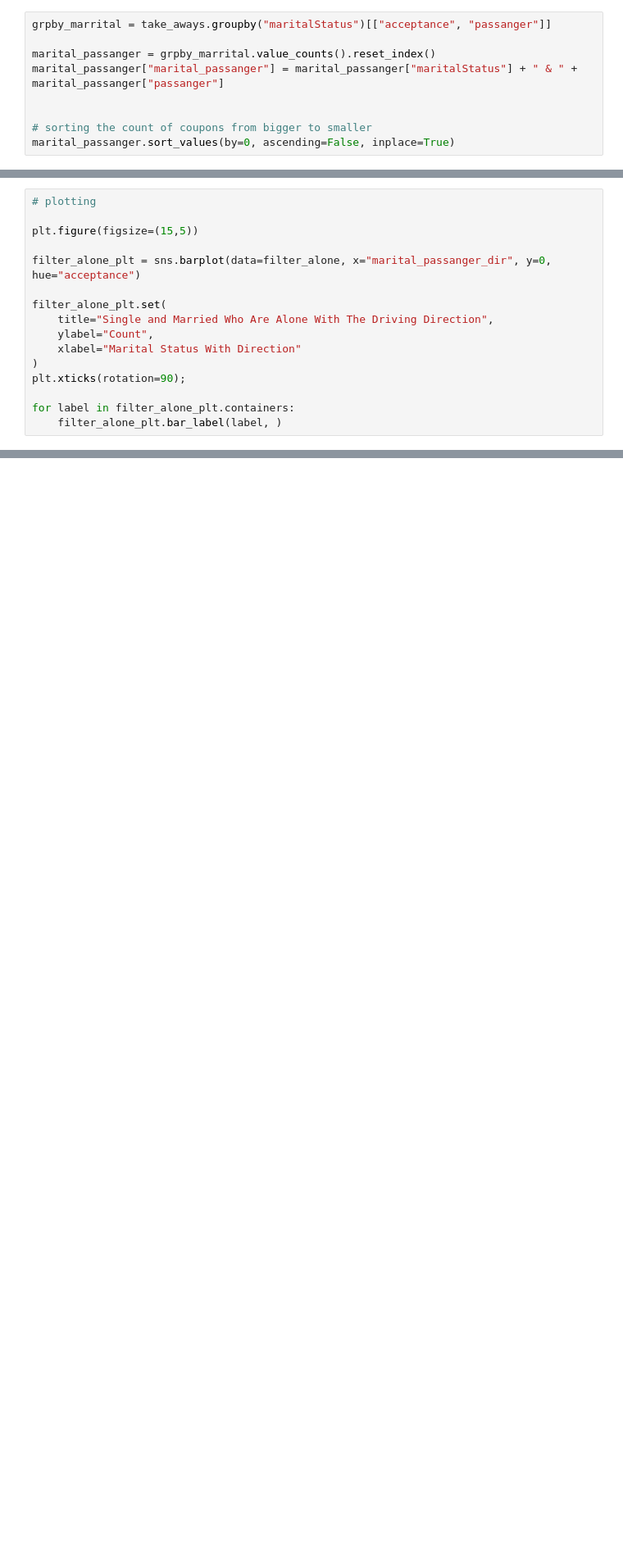
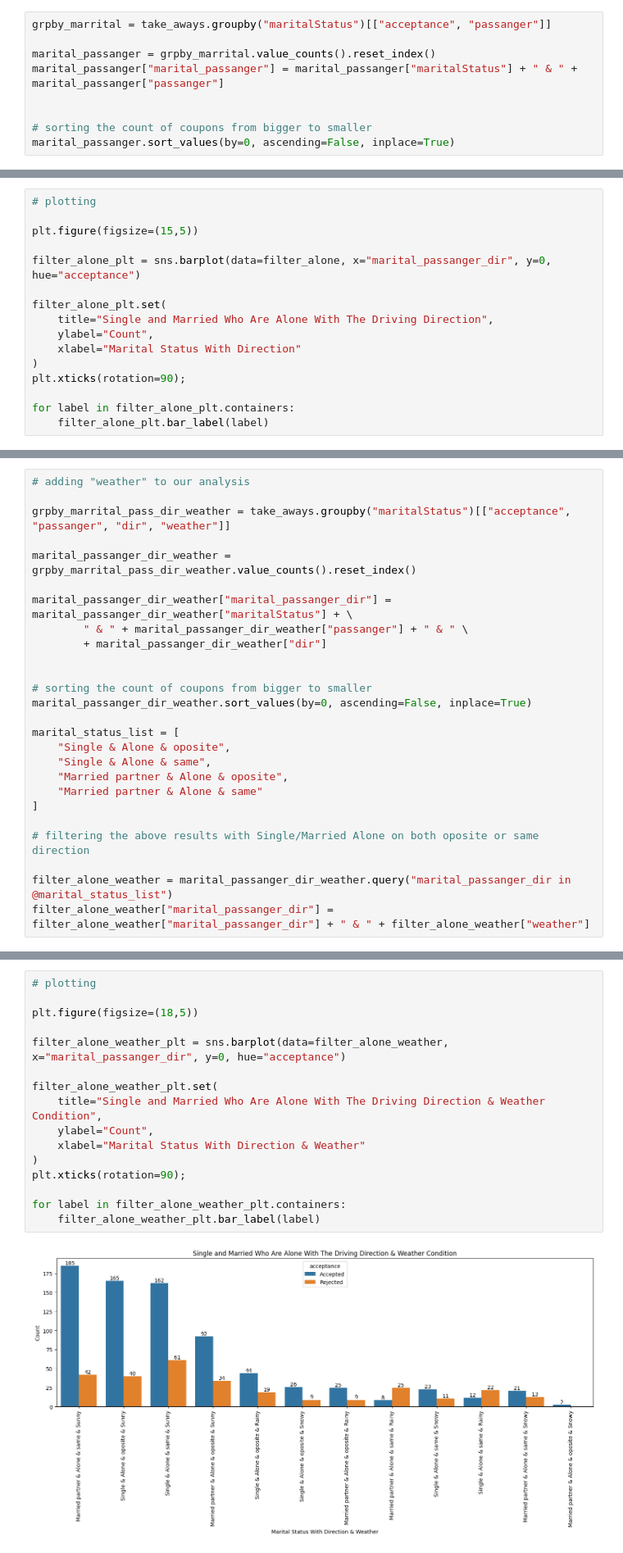
Before and after one commit to arezazadeh/EDA-Coupon_Acceptance, a Jupyter notebook: coupon_activity.ipynb, the cells around one changed output, grey strips where cells are left out. Shown at 82% size. Cells and saved outputs as stored; diff of their text form; blank space fills up the shorter version.

Commit message:
added weather to analysis and concluded the findings

```diff
--- a/coupon_activity.ipynb
+++ b/coupon_activity.ipynb
@@ -872,6 +877,6 @@ filter_alone_plt.set(
 plt.xticks(rotation=90);
 
 for label in filter_alone_plt.containers:
-    filter_alone_plt.bar_label(label, )
+    filter_alone_plt.bar_label(label)
 # %% [output]
 [figure]
@@ -877,0 +885,26 @@ for label in filter_alone_plt.containers:
+# %%
+# adding "weather" to our analysis
+
+grpby_marrital_pass_dir_weather = take_aways.groupby("maritalStatus")[["acceptance", "passanger", "dir", "weather"]]
+
+marital_passanger_dir_weather = grpby_marrital_pass_dir_weather.value_counts().reset_index()
+
+marital_passanger_dir_weather["marital_passanger_dir"] = marital_passanger_dir_weather["maritalStatus"] + \
+        " & " + marital_passanger_dir_weather["passanger"] + " & " \
+        + marital_passanger_dir_weather["dir"]
+
+
+# sorting the count of coupons from bigger to smaller
+marital_passanger_dir_weather.sort_values(by=0, ascending=False, inplace=True)
+
+marital_status_list = [
+    "Single & Alone & oposite",
+    "Single & Alone & same",
+    "Married partner & Alone & oposite",
+    "Married partner & Alone & same"
+]
+
+# filtering the above results with Single/Married Alone on both oposite or same direction
+
+filter_alone_weather = marital_passanger_dir_weather.query("marital_passanger_dir in @marital_status_list")
+filter_alone_weather["marital_passanger_dir"] = filter_alone_weather["marital_passanger_dir"] + " & " + filter_alone_weather["weather"]
@@ -877,0 +917,18 @@ for label in filter_alone_plt.containers:
+# %%
+# plotting
+
+plt.figure(figsize=(18,5))
+
+filter_alone_weather_plt = sns.barplot(data=filter_alone_weather, x="marital_passanger_dir", y=0, hue="acceptance")
+
+filter_alone_weather_plt.set(
+    title="Single and Married Who Are Alone With The Driving Direction & Weather Condition",
+    ylabel="Count",
+    xlabel="Marital Status With Direction & Weather"
+)
+plt.xticks(rotation=90);
+
+for label in filter_alone_weather_plt.containers:
+    filter_alone_weather_plt.bar_label(label)
+# %% [output]
+[figure, added]
```
Also changed, not shown: parts of 5 cells of this notebook, 3 other files.
